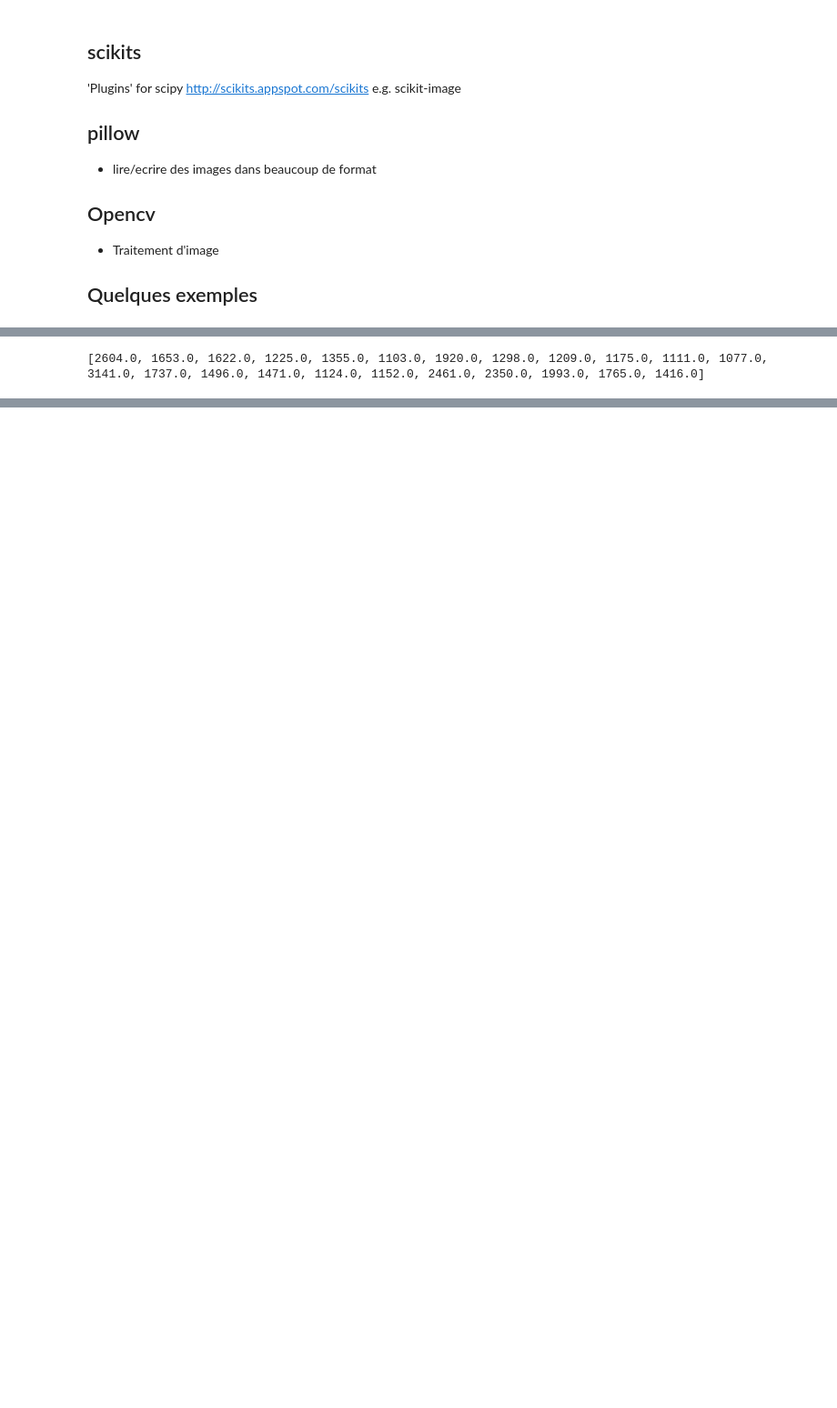
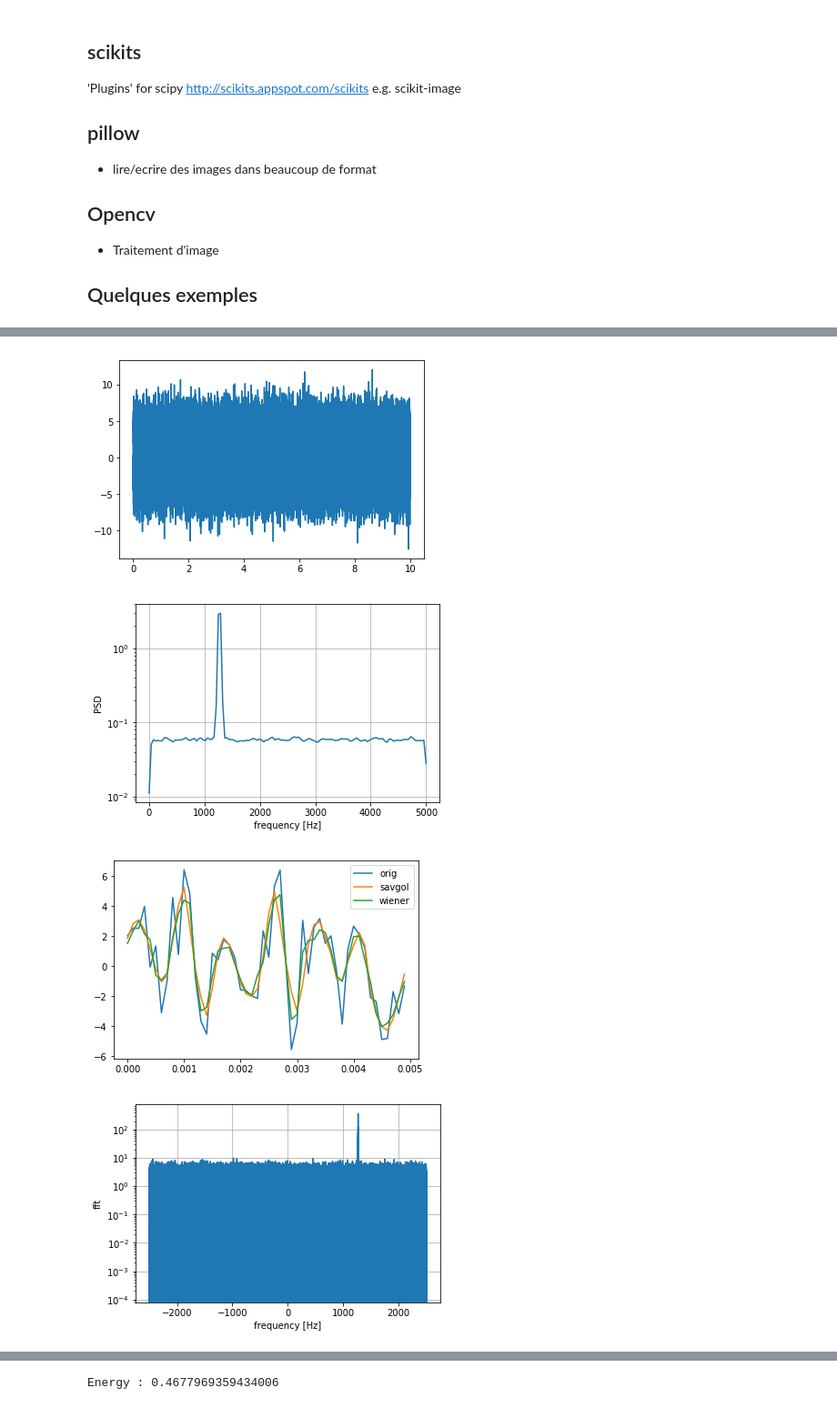
Before and after one commit to pums974/formation_python, a Jupyter notebook: ecosystem.ipynb, the cells around one changed output, grey strips where cells are left out. Shown at 91% size. Saved outputs shown, nothing was run; the diff lists cells and outputs as text; code cells hidden in the pictures; blank space fills up the shorter version.

Commit message:
removing markdown files and add a signal processing exemple

```diff
--- a/ecosystem.ipynb
+++ b/ecosystem.ipynb
@@ -333,9 +334,61 @@ plot_result(segmentation, "Region method filtered")
-# %%
-from skimage.measure import moments
-labeled_coins, _ = ndi.label(segmentation)
-masses = [moments((labeled_coins==label).astype(np.uint8))[0,0]
-          for label in range(1,np.max(labeled_coins))]
-
-print(masses)
-# %% [output]
-[2604.0, 1653.0, 1622.0, 1225.0, 1355.0, 1103.0, 1920.0, 1298.0, 1209.0, 1175.0, 1111.0, 1077.0, 3141.0, 1737.0, 1496.0, 1471.0, 1124.0, 1152.0, 2461.0, 2350.0, 1993.0, 1765.0, 1416.0]
+# %%
+import numpy as np
+import matplotlib.pyplot as plt
+import scipy.signal as signal
+from scipy import fftpack
+from scipy import integrate
+
+# exemple de traitement du signal
+fs = 10e3
+N = 1e5
+amp = 2*np.sqrt(2)
+freq = 1270.0
+noise_power = 0.001 * fs / 2
+time = np.arange(N) / fs
+x = amp*np.sin(2*np.pi*freq*time)
+x += np.random.normal(scale=np.sqrt(noise_power), size=time.shape)
+
+plt.plot(time,x)
+plt.show()
+
+f, Pwelch_spec = signal.welch(x, fs, scaling='spectrum')
+plt.semilogy(f, Pwelch_spec)
+plt.xlabel('frequency [Hz]')
+plt.ylabel('PSD')
+plt.grid()
+plt.show()
+
+plt.plot(time[:50],x[:50],label="orig")
+plt.plot(time[:50],signal.savgol_filter(x,11,5)[:50],label="savgol")
+plt.plot(time[:50],signal.wiener(x)[:50],label="wiener")
+plt.legend()
+plt.show()
+
+
+spectre = fftpack.dct(x, norm='ortho')
+xf = np.fft.fftfreq(int(N),2/fs)
+plt.semilogy(xf, spectre)
+plt.xlabel('frequency [Hz]')
+plt.ylabel('fft')
+plt.grid()
+plt.show()
+plt.semilogy(xf[25399-100:25399+100], spectre[25399-100:25399+100])
+plt.show()
+
+spectref = spectre.copy()
+spectref[:25399-10000] = 0
+spectref[25399+10000:] = 0
+y = fftpack.idct(spectref, norm='ortho')
+plt.plot(time[:50],x[:50],label="orig")
+plt.plot(time[:50],y[:50],label="fft")
+plt.legend()
+plt.show()
+
+
+energy = integrate.simps(x[:500]**2, x=time[:500])
+print("Energy : {}".format(energy))
+# %% [output]
+[figure, added]
+[figure, added]
+[figure, added]
+[figure, added]
@@ -341,0 +397 @@ print(masses)
+Energy : 0.4677969359434006
```
Also changed, not shown: parts of 15 cells of this notebook, 6 other files.
